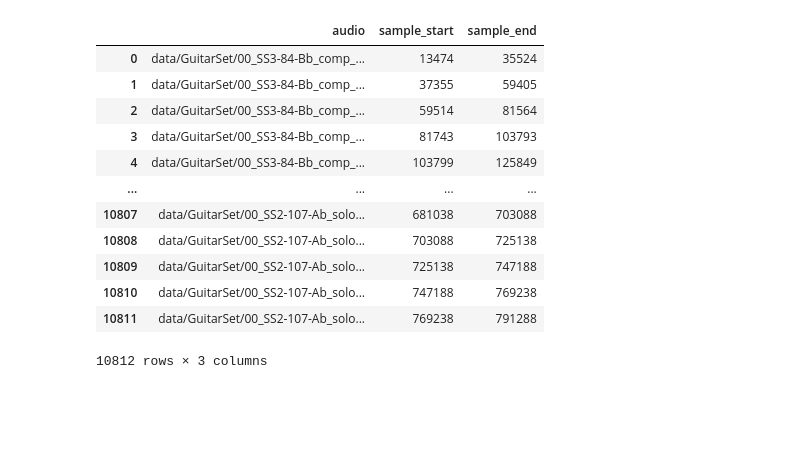
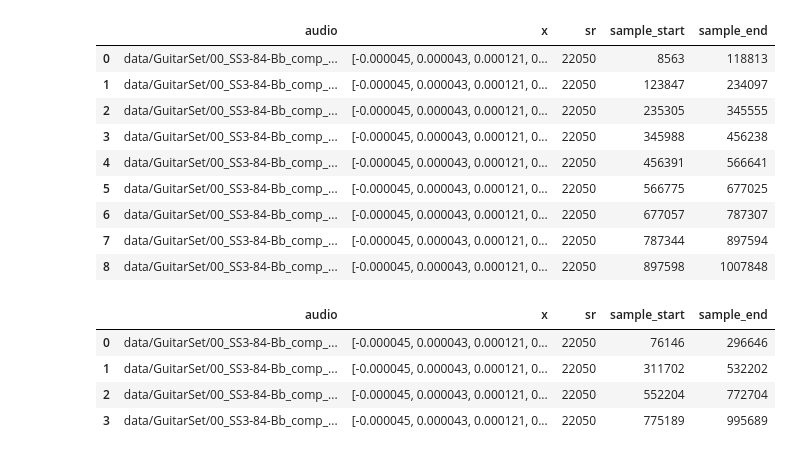
Before and after one commit to auri-ay/audio-ml-coursework, a Jupyter notebook: sample.ipynb, the cells around one changed output. Drawn from its saved outputs; the diff is of its cells as text; code cells hidden in the pictures; blank space fills up the shorter version.

Commit message:
keep data dir and refactored notebook

```diff
--- a/sample.ipynb
+++ b/sample.ipynb
@@ -41,12 +43,7 @@ if not (guitar_set_dir.exists() and guitar_set_dir.is_dir()):
         for member in tqdm(zip_ref.infolist(), desc="Extracting "):
             zip_ref.extract(member, guitar_set_dir)
 # %%
-example, sr = librosa.load(guitar_set_dir.joinpath("00_BN1-129-Eb_comp_mic.wav"))
-display.Audio(data = example, rate=sr)
+# example, sr = librosa.load(guitar_set_dir.joinpath("00_BN1-129-Eb_comp_mic.wav"))
+# IPython.display.Audio(data = example, rate=sr)
 # %% [output]
 [interactive output not drawn]
-# %%
-class Sample(TypedDict):
-    audio: Path
-    sample_start: int
-    sample_end: int
@@ -53,39 +93,26 @@ class Sample(TypedDict):
 # %%
-sample_length = 1
-dataset_list: list[Sample] = []
-for file in glob(str(guitar_set_dir)+"/*"):
-    sample, sr = librosa.load(Path(file))
-    length: float = len(sample) / sr
-    sample_no = int(length // sample_length)
-    remainder: float = length - sample_length * sample_no
-
-    last_offset:int = 0
-
-    for i in range(sample_no):
-        offset: float = np.random.random()*remainder
-        remainder -= max(0, offset)
-        start_index = last_offset + int(offset*sr)
-        end_index = min(int(last_offset + offset*sr + sample_length*sr), len(sample))
-        dataset_list.append(Sample(audio=Path(file), sample_start=start_index, sample_end=end_index))
-        last_offset = end_index
-
-dataset: DataFrame = pd.DataFrame(dataset_list)
-del dataset_list
-dataset
+files = glob(str(guitar_set_dir)+"/*")
-# %% [output]
-|  | audio | sample_start | sample_end |
-| 0 | data/GuitarSet/00_SS3-84-Bb_comp_... | 13474 | 35524 |
-| 1 | data/GuitarSet/00_SS3-84-Bb_comp_... | 37355 | 59405 |
-| 2 | data/GuitarSet/00_SS3-84-Bb_comp_... | 59514 | 81564 |
-| 3 | data/GuitarSet/00_SS3-84-Bb_comp_... | 81743 | 103793 |
-| 4 | data/GuitarSet/00_SS3-84-Bb_comp_... | 103799 | 125849 |
-| ... | ... | ... | ... |
-| 10807 | data/GuitarSet/00_SS2-107-Ab_solo... | 681038 | 703088 |
-| 10808 | data/GuitarSet/00_SS2-107-Ab_solo... | 703088 | 725138 |
-| 10809 | data/GuitarSet/00_SS2-107-Ab_solo... | 725138 | 747188 |
-| 10810 | data/GuitarSet/00_SS2-107-Ab_solo... | 747188 | 769238 |
-| 10811 | data/GuitarSet/00_SS2-107-Ab_solo... | 769238 | 791288 |
-10812 rows × 3 columns
+# %%
+dataset_5sec: DataFrame = pd.DataFrame(split_into_samples(files, 5, lambda x: x))
+display(dataset_5sec[dataset_5sec["audio"].apply(str)=="data/GuitarSet/00_SS3-84-Bb_comp_mic.wav"])
+dataset_10sec: DataFrame = pd.DataFrame(split_into_samples(files, 10, lambda x: x))
+display(dataset_10sec[dataset_10sec["audio"].apply(str)=="data/GuitarSet/00_SS3-84-Bb_comp_mic.wav"])
+# %% [output]
+|  | audio | x | sr | sample_start | sample_end |
+| 0 | data/GuitarSet/00_SS3-84-Bb_comp_... | [-0.000045, 0.000043, 0.000121, 0... | 22050 | 8563 | 118813 |
+| 1 | data/GuitarSet/00_SS3-84-Bb_comp_... | [-0.000045, 0.000043, 0.000121, 0... | 22050 | 123847 | 234097 |
+| 2 | data/GuitarSet/00_SS3-84-Bb_comp_... | [-0.000045, 0.000043, 0.000121, 0... | 22050 | 235305 | 345555 |
+| 3 | data/GuitarSet/00_SS3-84-Bb_comp_... | [-0.000045, 0.000043, 0.000121, 0... | 22050 | 345988 | 456238 |
+| 4 | data/GuitarSet/00_SS3-84-Bb_comp_... | [-0.000045, 0.000043, 0.000121, 0... | 22050 | 456391 | 566641 |
+| 5 | data/GuitarSet/00_SS3-84-Bb_comp_... | [-0.000045, 0.000043, 0.000121, 0... | 22050 | 566775 | 677025 |
+| 6 | data/GuitarSet/00_SS3-84-Bb_comp_... | [-0.000045, 0.000043, 0.000121, 0... | 22050 | 677057 | 787307 |
+| 7 | data/GuitarSet/00_SS3-84-Bb_comp_... | [-0.000045, 0.000043, 0.000121, 0... | 22050 | 787344 | 897594 |
+| 8 | data/GuitarSet/00_SS3-84-Bb_comp_... | [-0.000045, 0.000043, 0.000121, 0... | 22050 | 897598 | 1007848 |
+|  | audio | x | sr | sample_start | sample_end |
+| 0 | data/GuitarSet/00_SS3-84-Bb_comp_... | [-0.000045, 0.000043, 0.000121, 0... | 22050 | 76146 | 296646 |
+| 1 | data/GuitarSet/00_SS3-84-Bb_comp_... | [-0.000045, 0.000043, 0.000121, 0... | 22050 | 311702 | 532202 |
+| 2 | data/GuitarSet/00_SS3-84-Bb_comp_... | [-0.000045, 0.000043, 0.000121, 0... | 22050 | 552204 | 772704 |
+| 3 | data/GuitarSet/00_SS3-84-Bb_comp_... | [-0.000045, 0.000043, 0.000121, 0... | 22050 | 775189 | 995689 |
 # %%
 def get_audio(df: DataFrame, i: int)->tuple[np.ndarray, int]:
     row = df.iloc[i]
```
Also changed, not shown: parts of 6 cells of this notebook, 2 other files.
